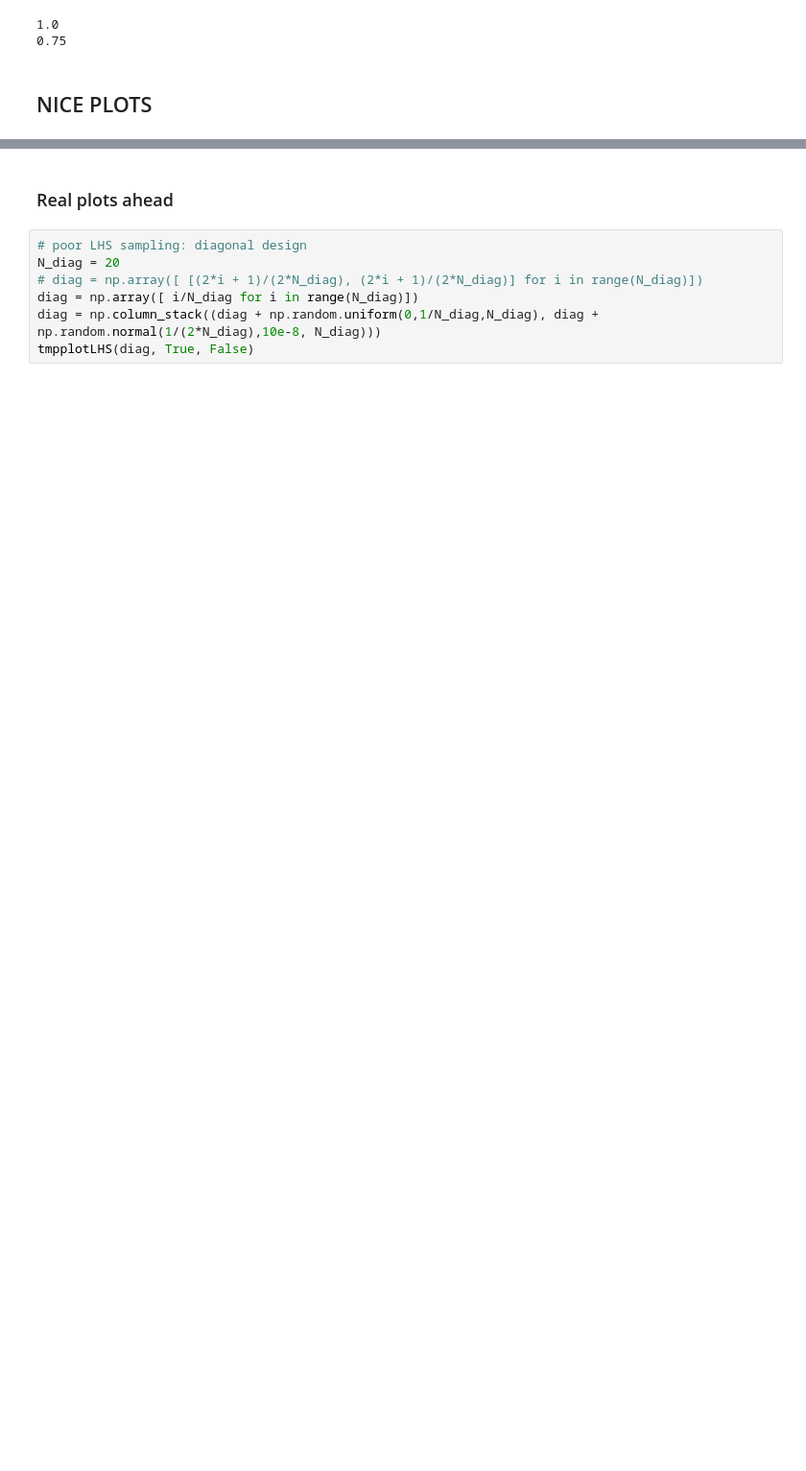
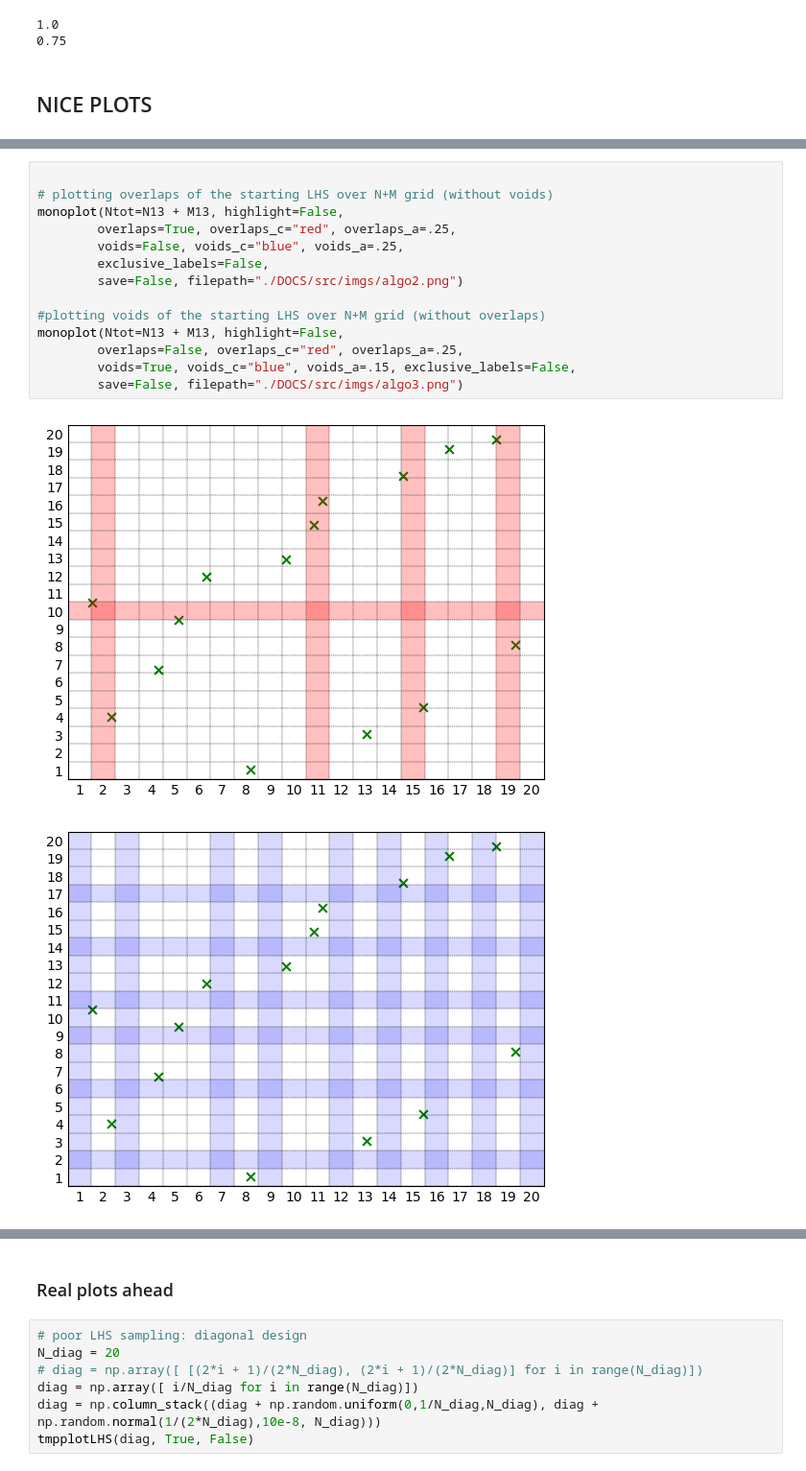
Before and after one commit to alecrespi/latinexpansion, a Jupyter notebook: PLAYGROUND.ipynb, the cells around one changed output, grey strips where cells are left out. Shown at 96% size. Drawn from its saved outputs; the diff is of its cells as text; blank space fills up the shorter version.

```diff
--- a/PLAYGROUND.ipynb
+++ b/PLAYGROUND.ipynb
@@ -214,0 +191,17 @@ def tmpplotLHS(lhs: np.ndarray, grid: bool = False, highlight: bool = False, sav
+# %%
+
+# plotting overlaps of the starting LHS over N+M grid (without voids)
+monoplot(Ntot=N13 + M13, highlight=False,
+        overlaps=True, overlaps_c="red", overlaps_a=.25,
+        voids=False, voids_c="blue", voids_a=.25,
+        exclusive_labels=False,
+        save=False, filepath="./DOCS/src/imgs/algo2.png")
+
+#plotting voids of the starting LHS over N+M grid (without overlaps)
+monoplot(Ntot=N13 + M13, highlight=False,
+        overlaps=False, overlaps_c="red", overlaps_a=.25,
+        voids=True, voids_c="blue", voids_a=.15, exclusive_labels=False,
+        save=False, filepath="./DOCS/src/imgs/algo3.png")
+# %% [output]
+[figure, added]
+[figure, added]
```
Also changed, not shown: parts of 32 cells of this notebook, 20 other files.
